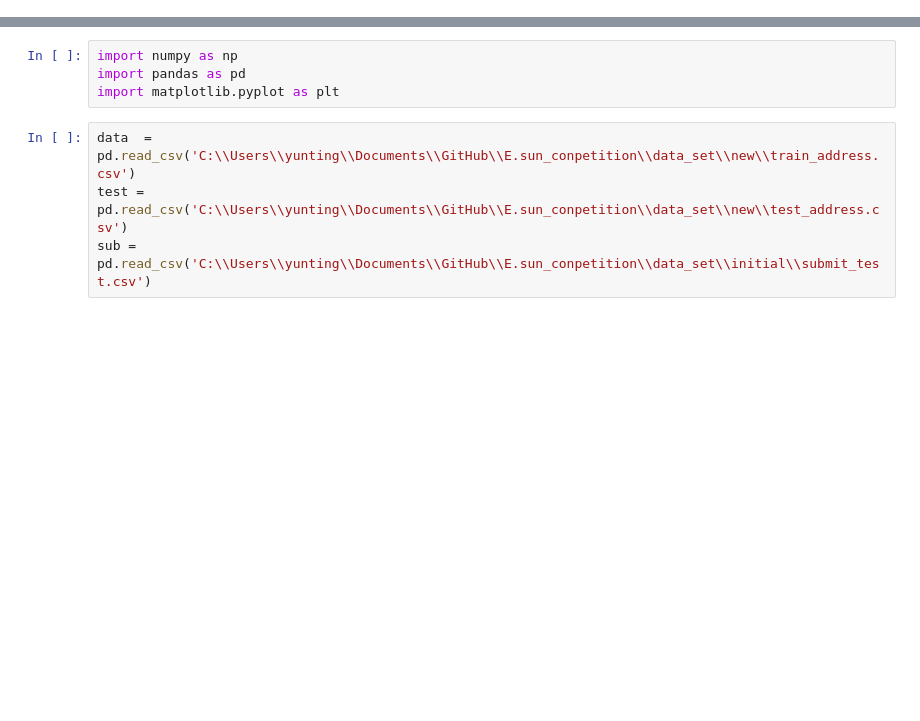
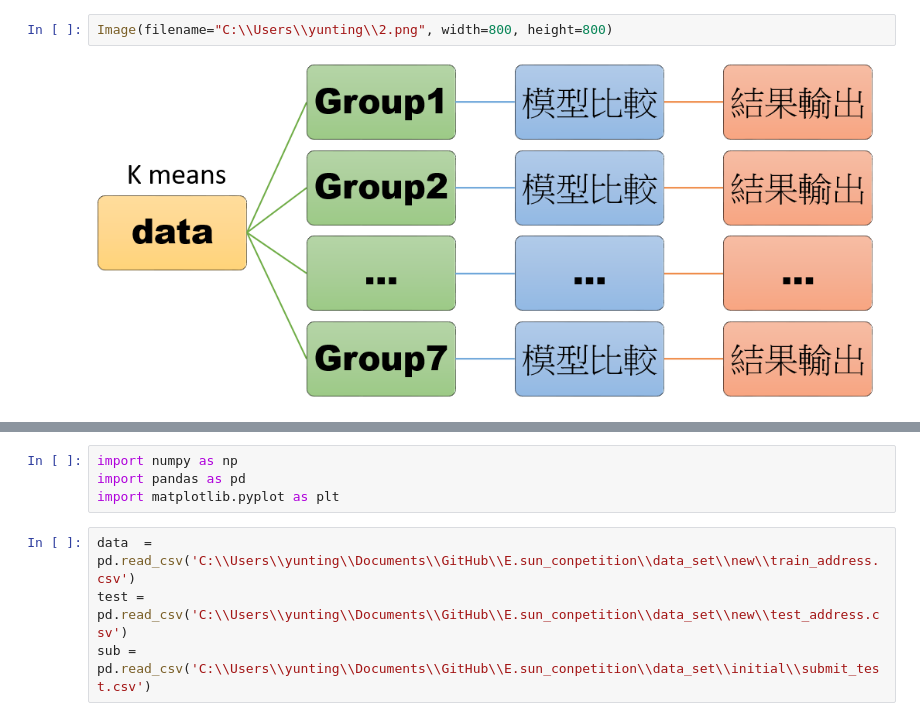
Before and after one commit to yunting107258025/AI_econ_final_project, a Jupyter notebook: AI-econ 期末報告.ipynb, the cells around one changed output, grey strips where cells are left out. Saved outputs shown, nothing was run; the diff lists cells and outputs as text; blank space fills up the shorter version.

```diff
--- a/AI-econ 期末報告.ipynb
+++ b/AI-econ 期末報告.ipynb
@@ -21,0 +71,4 @@ test資料集包含232個特徵(不含標籤total_price)、一萬筆資料，用
+# %%
+Image(filename="C:\\Users\\yunting\\2.png", width=800, height=800)
+# %% [output]
+[figure, added]
```
Also changed, not shown: parts of 28 cells of this notebook.
